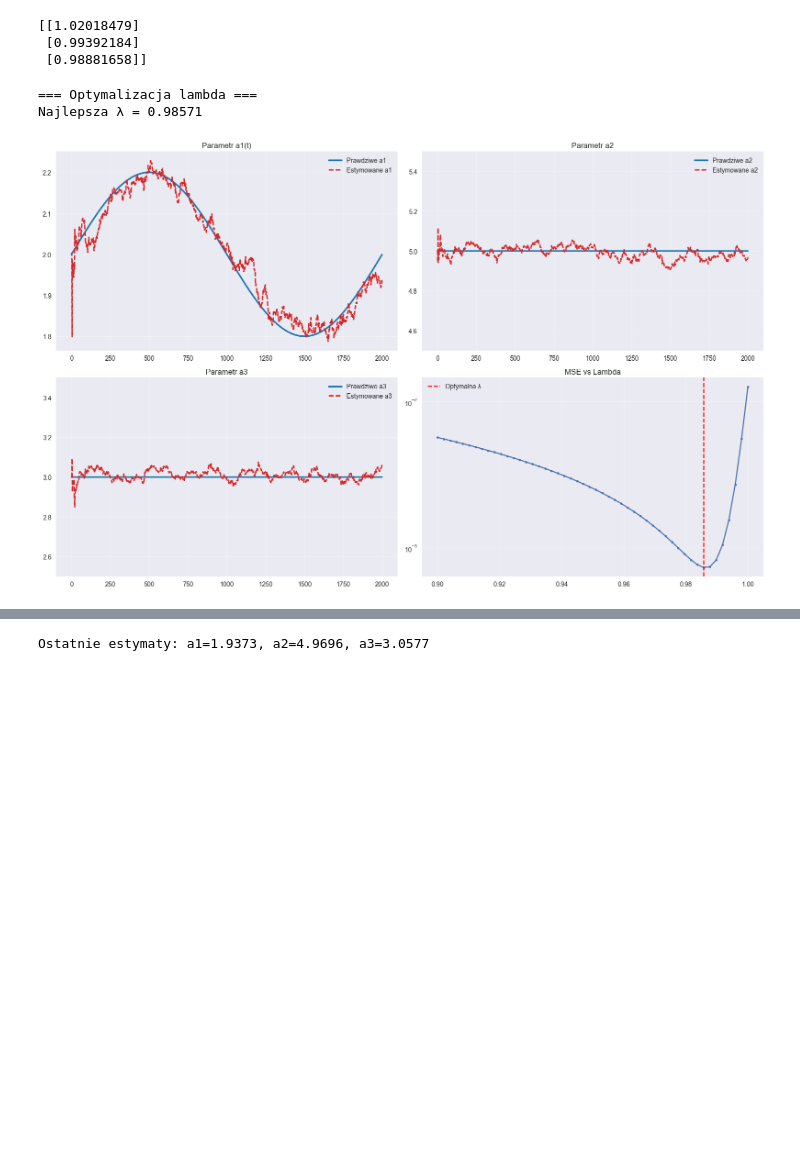
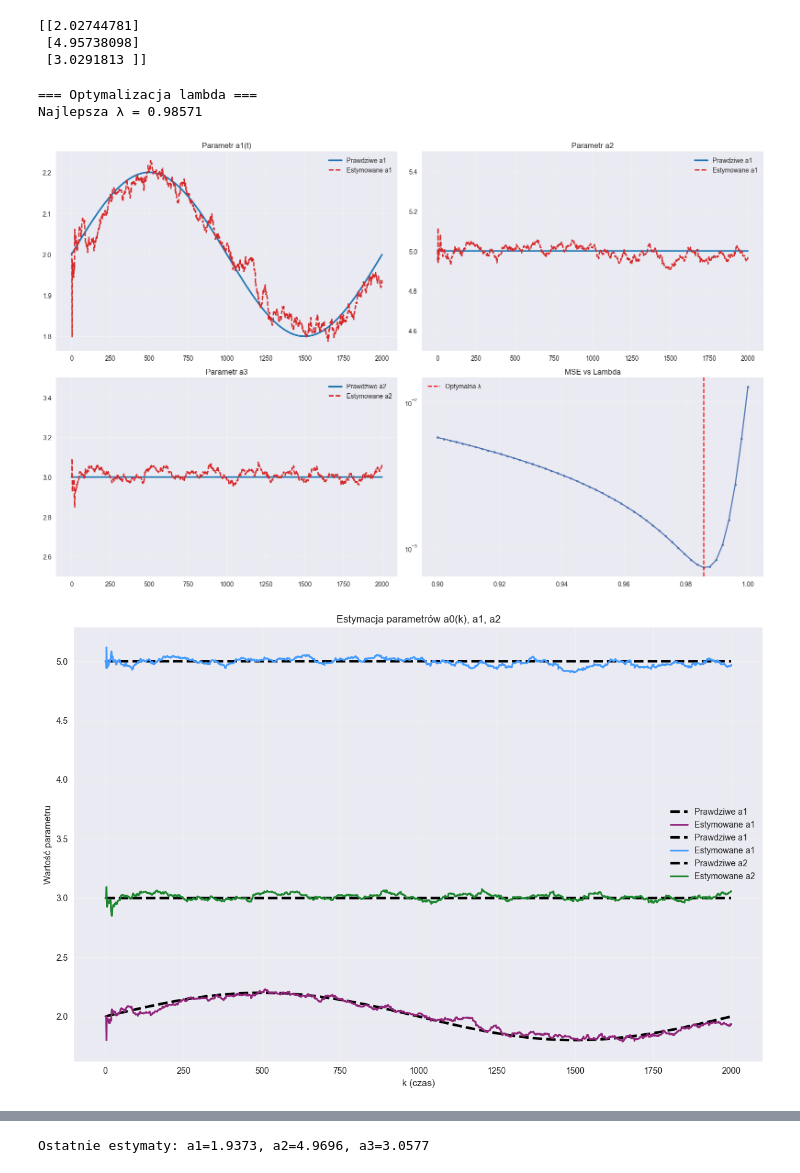
Before and after one commit to TainCurt/Sterowanie-Adaptacyjne-Projekt, a Jupyter notebook: Projekt2/projekt2.ipynb, the cells around one changed output, grey strips where cells are left out. Drawn from its saved outputs; the diff is of its cells as text; code cells hidden in the pictures; blank space fills up the shorter version.

Commit message:
nowe wykresy

```diff
--- a/Projekt2/projekt2.ipynb
+++ b/Projekt2/projekt2.ipynb
@@ -1,9 +1,9 @@
 # %%
 import numpy as np
 import matplotlib.pyplot as plt
-vec_a1 = 1
-vec_a2 = 1
-vec_a3 = 1
+vec_a1 = 2
+vec_a2 = 5
+vec_a3 = 3
 n = 1000
 U = np.random.rand(n)
 X = np.where(U < 0.5,
@@ -34,9 +34,9 @@ A = np.linalg.inv(u_T @ u) @ u_T @ y
 
 print(A)
 # %% [output]
-[[1.02018479]
- [0.99392184]
- [0.98881658]]
+[[2.02744781]
+ [4.95738098]
+ [3.0291813 ]]
 # %%
 import numpy as np
 import matplotlib.pyplot as plt
@@ -202,36 +202,77 @@ ax.legend()
 
 # a2
 ax = axs[0, 1]
-ax.plot([vec_a2]*n, label="Prawdziwe a2", color=c_true, lw=2.5)
-ax.plot(A_est[:, 1], label="Estymowane a2", color=c_est, ls="--", lw=2)
+ax.plot([vec_a2]*n, label="Prawdziwe a1", color=c_true, lw=2.5)
+ax.plot(A_est[:, 1], label="Estymowane a1", color=c_est, ls="--", lw=2)
 ax.set_title("Parametr a2")
 ax.set_ylim(vec_a2 - 0.5, vec_a2 + 0.5)
 ax.grid(True, alpha=0.3)
 ax.legend()
 
 # a3
 ax = axs[1, 0]
-ax.plot([vec_a3]*n, label="Prawdziwe a3", color=c_true, lw=2.5)
-ax.plot(A_est[:, 2], label="Estymowane a3", color=c_est, ls="--", lw=2)
+ax.plot([vec_a3]*n, label="Prawdziwe a2", color=c_true, lw=2.5)
+ax.plot(A_est[:, 2], label="Estymowane a2", color=c_est, ls="--", lw=2)
 ax.set_title("Parametr a3")
 ax.set_ylim(vec_a3 - 0.5, vec_a3 + 0.5)
 ax.grid(True, alpha=0.3)
 ax.legend()
 
 # Lambda
 ax = axs[1, 1]
 ax.plot(list(mse_results.keys()), list(mse_results.values()), '.-')
 ax.axvline(best_lambda, color='red', ls='--', label=f"Optymalna λ")
 ax.set_title("MSE vs Lambda")
 ax.set_yscale("log")
 ax.grid(True, alpha=0.3)
 ax.legend()
 
 plt.tight_layout()
 plt.show()
 
+# ================================================================
+# 7. Wykresy
+# ================================================================
+plt.style.use("seaborn-v0_8")
+plt.figure(figsize=(12, 8))
+c_true = "#000000"
+c_est = "#91267A"
+c_est1 = "#459CFF"
+c_est2 = "#1D872E"
+
+
+# a1
+plt.plot(A_true_data[:, 0], label="Prawdziwe a1", color=c_true, ls="--",lw=3)
+plt.plot(A_est[:, 0], label=f"Estymowane a1",  color=c_est, lw=2)
+# a2
+plt.plot([vec_a2]*n, label="Prawdziwe a1", color=c_true, ls="--",lw=3)
+plt.plot(A_est[:, 1], label="Estymowane a1", color=c_est1,  lw=2)
+
+
+# a3
+plt.plot([vec_a3]*n, label="Prawdziwe a2", color=c_true, ls="--",lw=3)
+plt.plot(A_est[:, 2], label="Estymowane a2", color=c_est2,  lw=2)
+plt.title("Estymacja parametrów a0(k), a1, a2")
+plt.grid(True, alpha=0.3)
+plt.legend()
+plt.xlabel("k (czas)")
+plt.ylabel("Wartość parametru")
+
+plt.tight_layout()
+plt.show()
+
+plt.figure(figsize=(12, 8))
+plt.plot(list(mse_results.keys()), list(mse_results.values()), '.-')
+plt.axvline(best_lambda, color='red', ls='--', label=f"Optymalna λ")
+plt.title("MSE vs Lambda")
+plt.grid(True, alpha=0.3)
+plt.legend()
+plt.show()
+
+
 print(f"Ostatnie estymaty: a1={A_est[-1,0]:.4f}, a2={A_est[-1,1]:.4f}, a3={A_est[-1,2]:.4f}")
 # %% [output]
 === Optymalizacja lambda ===
 Najlepsza λ = 0.98571
 [figure]
+[figure, added]
```
Also changed, not shown: parts of 2 cells of this notebook.
